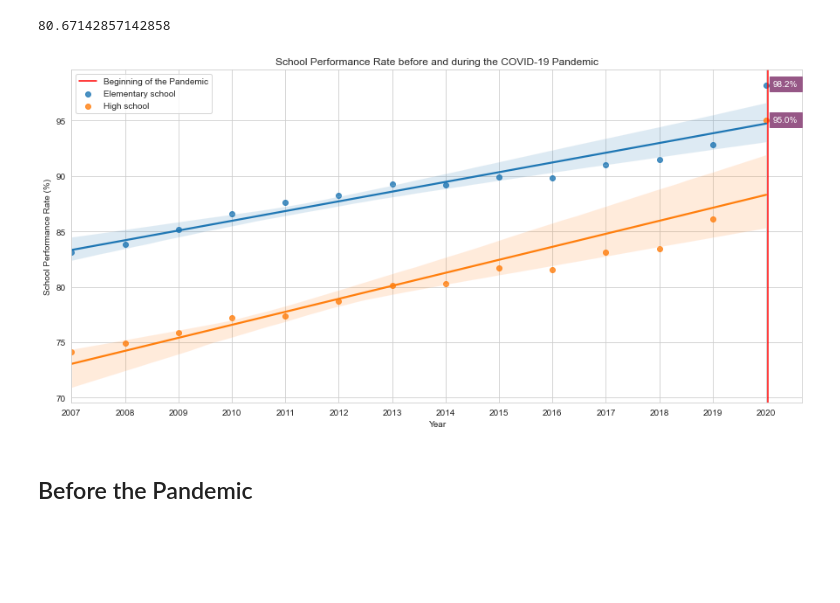
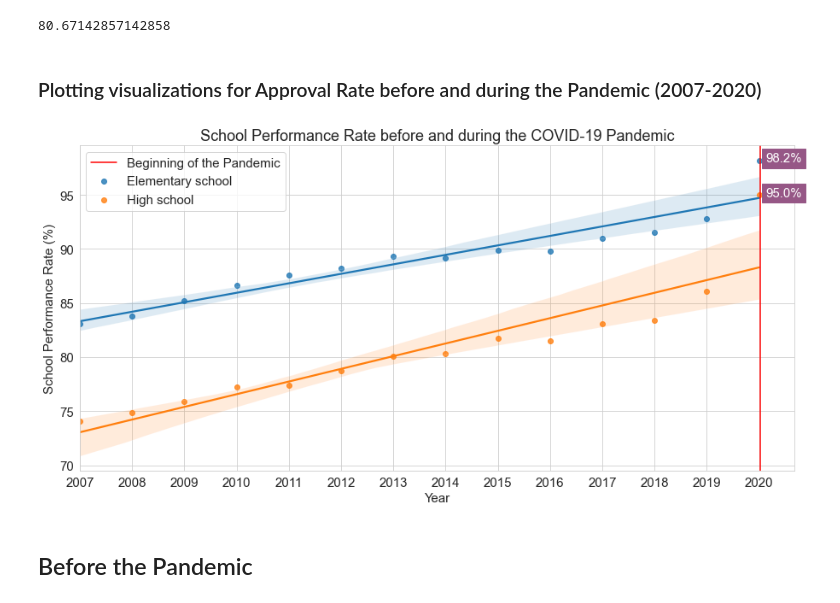
Before and after one commit to aianshay/covid-impacts-on-education, a Jupyter notebook: viz_rq1_rq2.ipynb, the cells around one changed output. Cells and saved outputs as stored; diff of their text form; code cells hidden in the pictures; blank space fills up the shorter version.

```diff
--- a/viz_rq1_rq2.ipynb
+++ b/viz_rq1_rq2.ipynb
@@ -51,24 +51,29 @@ mean_HS = 80.67
 markersize=9
+# %% [markdown]
+### Plotting visualizations for Approval Rate before and during the Pandemic (2007-2020)
 # %%
 sns.set_style("whitegrid")
 plt.figure(figsize=(15,7))
 plt.title("School Performance Rate before and during the COVID-19 Pandemic")
 ax = sns.regplot(data=data, x='Ano', y='Total - EF', label="Elementary school")
 ax.set(xticks=data.Ano.values)
 sns.regplot(data=data, x='Ano', y='Total - EM', label="High school")
 
 y_2020_EM = data[data['Ano']==2020]['Total - EM'].iloc[0]
 plt.text(2020+x_shift, y_2020_EM-y_shift, '{:.1f}%'.format(y_2020_EM), color='white').set_backgroundcolor('#965786')
 y_2020_EF = data[data['Ano']==2020]['Total - EF'].iloc[0]
 plt.text(2020+x_shift, y_2020_EF-y_shift, '{:.1f}%'.format(y_2020_EF), color='white').set_backgroundcolor('#965786')
 
 plt.xlabel("Year")
 plt.ylabel("School Performance Rate (%)")
 plt.axvline(x=2020.025, label="Beginning of the Pandemic", color="red", linestyle='-')
+
+plt.rcParams.update({'font.size': 15})
+
 plt.legend()
 plt.show()
 # %% [output]
-[figure, old version]
+[figure, new version]
 # %% [markdown]
 ## Before the Pandemic
 # %% [markdown]
```
Also changed, not shown: parts of 14 cells of this notebook, 2 other files.
